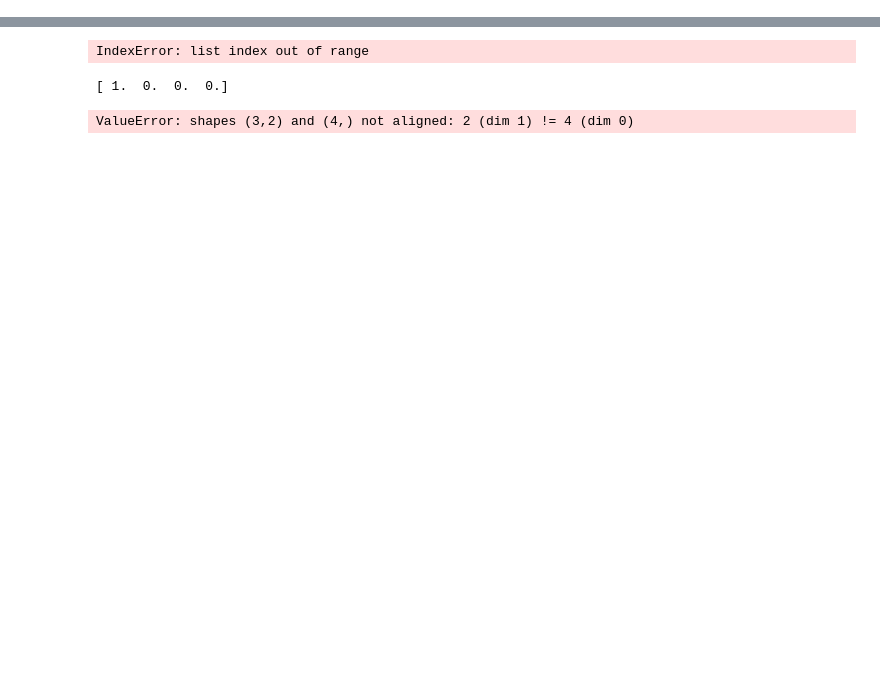
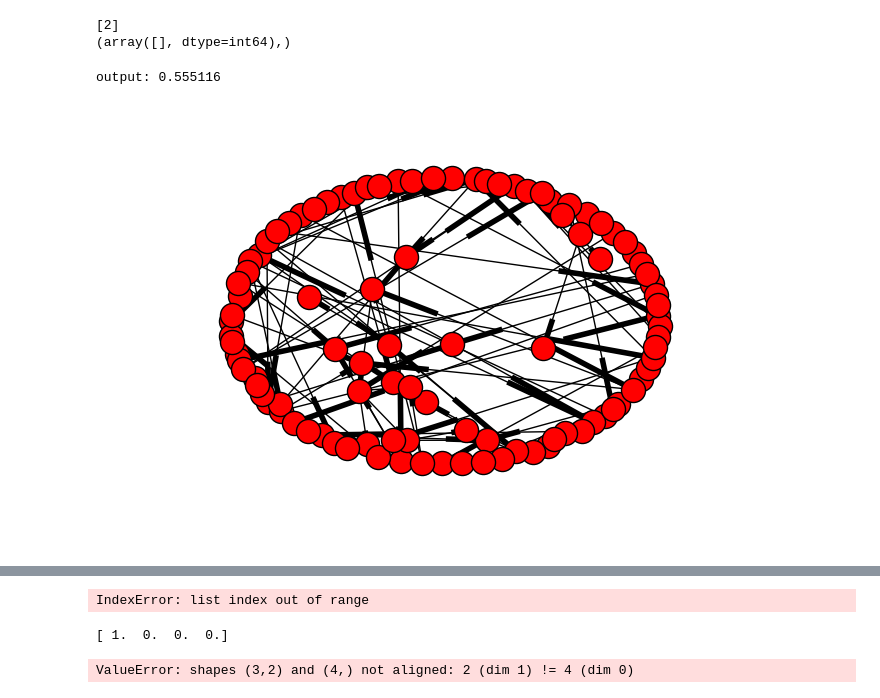
Before and after one commit to andyofmelbourne/brain, a Jupyter notebook: brain.ipynb, the cells around one changed output, grey strips where cells are left out. Cells and saved outputs as stored; diff of their text form; code cells hidden in the pictures; blank space fills up the shorter version.

```diff
--- a/brain.ipynb
+++ b/brain.ipynb
@@ -11,0 +96,62 @@ class Neuron():
+# %%
+print(G.successors(1))
+print(np.where(G.predecessors(2) == 1))
+# %% [output]
+[2]
+(array([], dtype=int64),)
+# %%
+N = 100
+C = 10000
+
+# make a directed graph
+#######################
+import networkx as nx
+G = nx.DiGraph()
+
+# make the neurons
+G.add_nodes_from([i for i in range(N)])
+
+# make the connections
+for i in range(N):
+    G.add_edge(np.random.randint(N), np.random.randint(N))
+
+# make sure there is an input neuron
+G.add_edge(0, 1)
+
+# make sure there is an output neuron
+G.add_edge(N-2, N-1)
+
+# make the neurons
+##################
+neurons = [Neuron(iin = G.in_degree(i), out = G.out_degree(i), id = i) for i in G.nodes()]
+
+# now add the weights
+for n in neurons :
+    # get successors for node
+    for j, m in enumerate(G.successors(n.id)):
+        #print([n.id, neurons[m].id, n.weights[j]])
+        G.add_weighted_edges_from([(n.id, neurons[m].id, n.weights[j])])
+
+# out input to neuron 0
+neurons[0].b[0] = 1.
+
+# Fire away!
+for i in range(10000):
+    # send output
+    for n in neurons :
+        # get successors for node
+        for j, m in enumerate(G.successors(n.id)):
+            # now we need to find out which input node to connect to
+            k = np.where(np.array(G.predecessors(neurons[m].id)) == n.id)
+            neurons[m].x[k] = n.b[j]
+
+    if neurons[-1].x[0] > 0. :
+        print('output:', neurons[-1].x[0])
+    # process
+    for n in neurons :
+        n.fire()
+
+nx.draw(G)
+# %% [output]
+output: 0.555116
+[figure, added]
```
Also changed, not shown: parts of 6 cells of this notebook.
